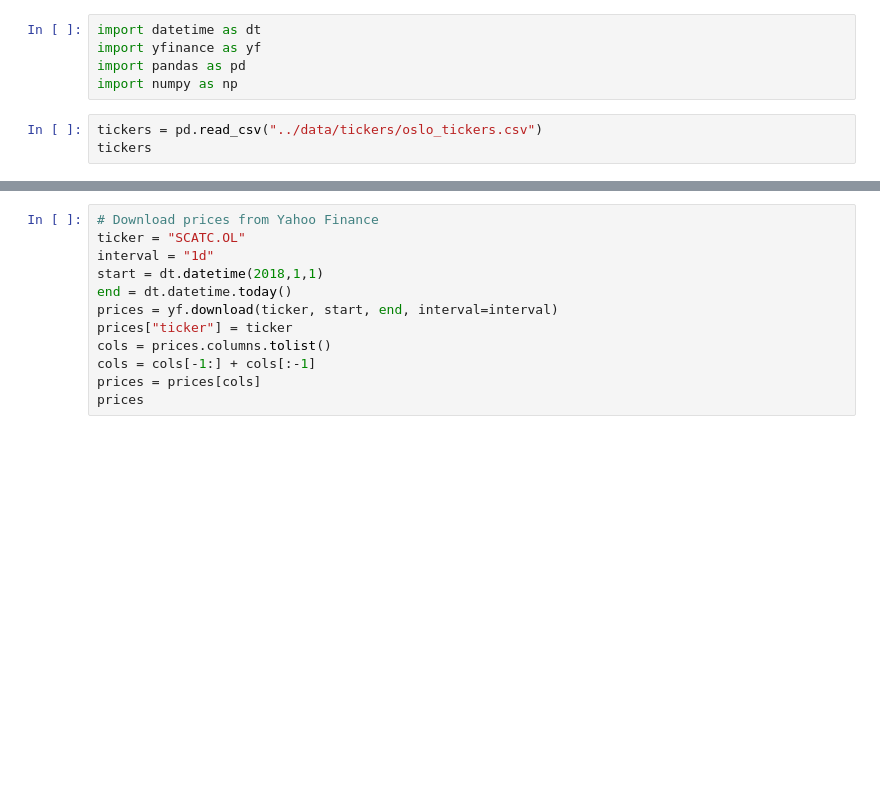
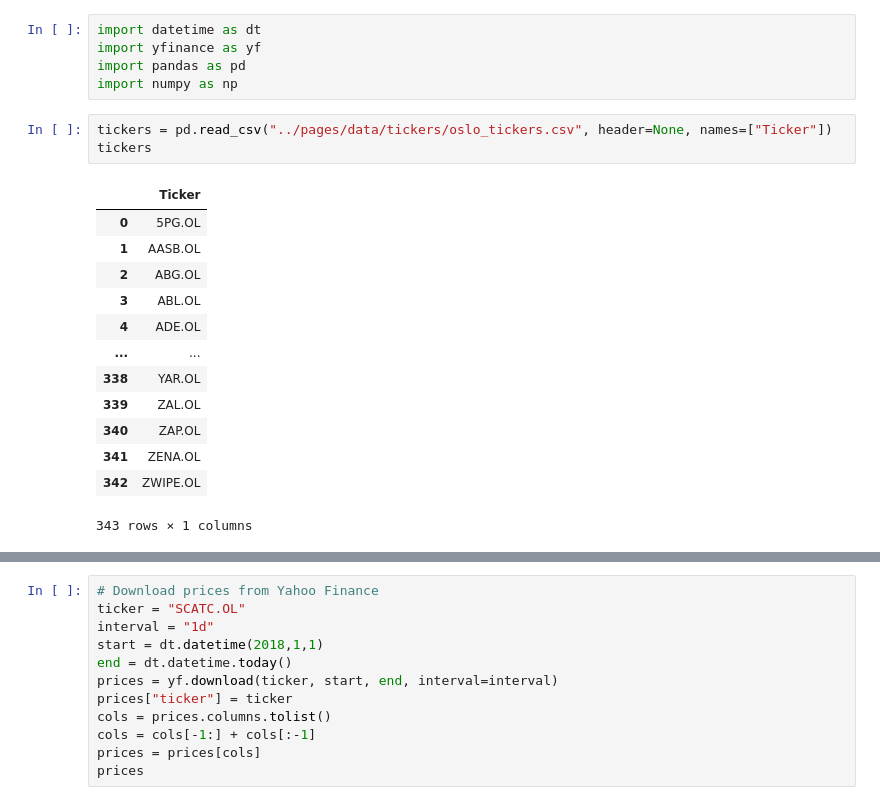
Before and after one commit to ivarurdalen/stockanalysis, a Jupyter notebook: notebooks/download_data.ipynb, the cells around one changed output, grey strips where cells are left out. Drawn from its saved outputs; the diff is of its cells as text; blank space fills up the shorter version.

```diff
--- a/notebooks/download_data.ipynb
+++ b/notebooks/download_data.ipynb
@@ -4,5 +4,19 @@ import yfinance as yf
 import pandas as pd
 import numpy as np
 # %%
-tickers = pd.read_csv("../data/tickers/oslo_tickers.csv")
+tickers = pd.read_csv("../pages/data/tickers/oslo_tickers.csv", header=None, names=["Ticker"])
 tickers
+# %% [output]
+|  | Ticker |
+| 0 | 5PG.OL |
+| 1 | AASB.OL |
+| 2 | ABG.OL |
+| 3 | ABL.OL |
+| 4 | ADE.OL |
+| ... | ... |
+| 338 | YAR.OL |
+| 339 | ZAL.OL |
+| 340 | ZAP.OL |
+| 341 | ZENA.OL |
+| 342 | ZWIPE.OL |
+343 rows × 1 columns
```
Also changed, not shown: parts of 2 cells of this notebook, 18 other files.
